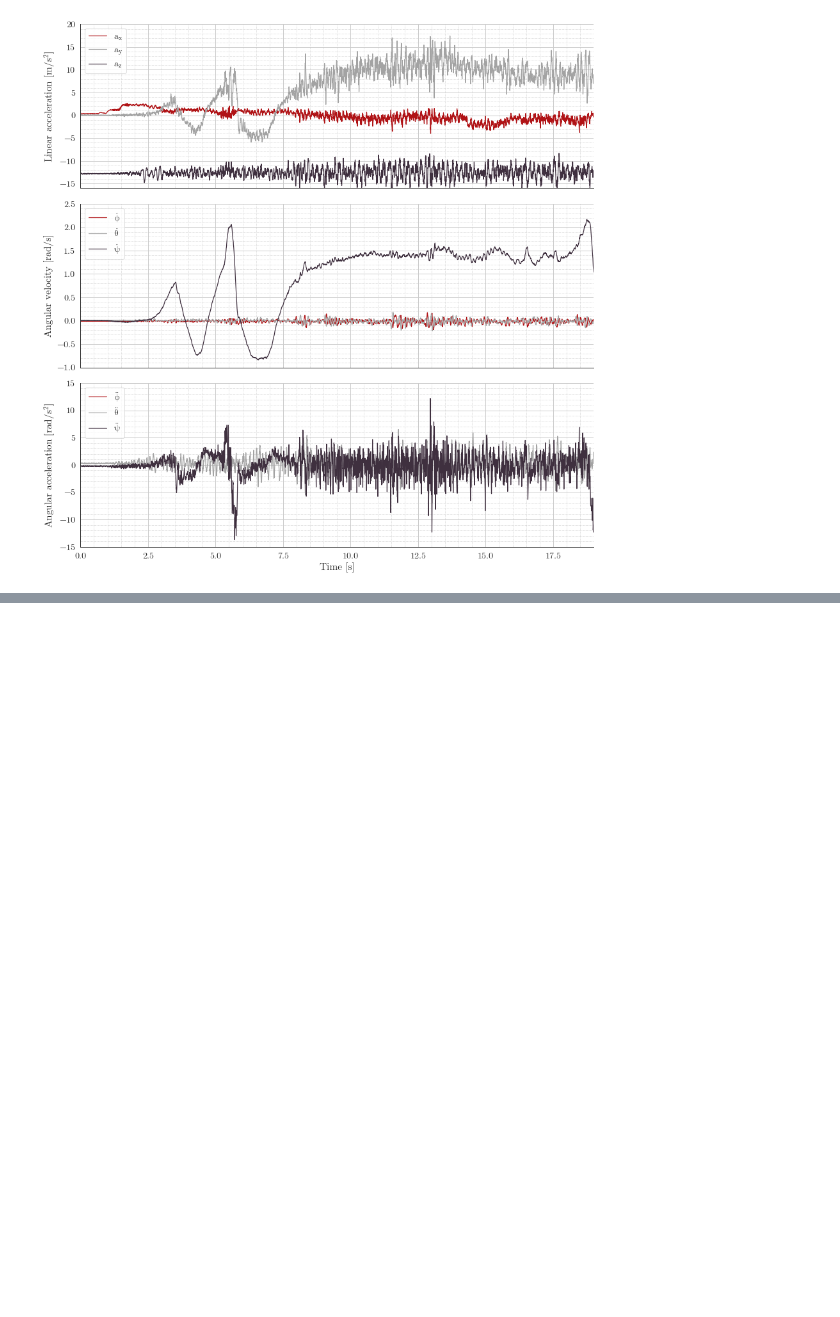
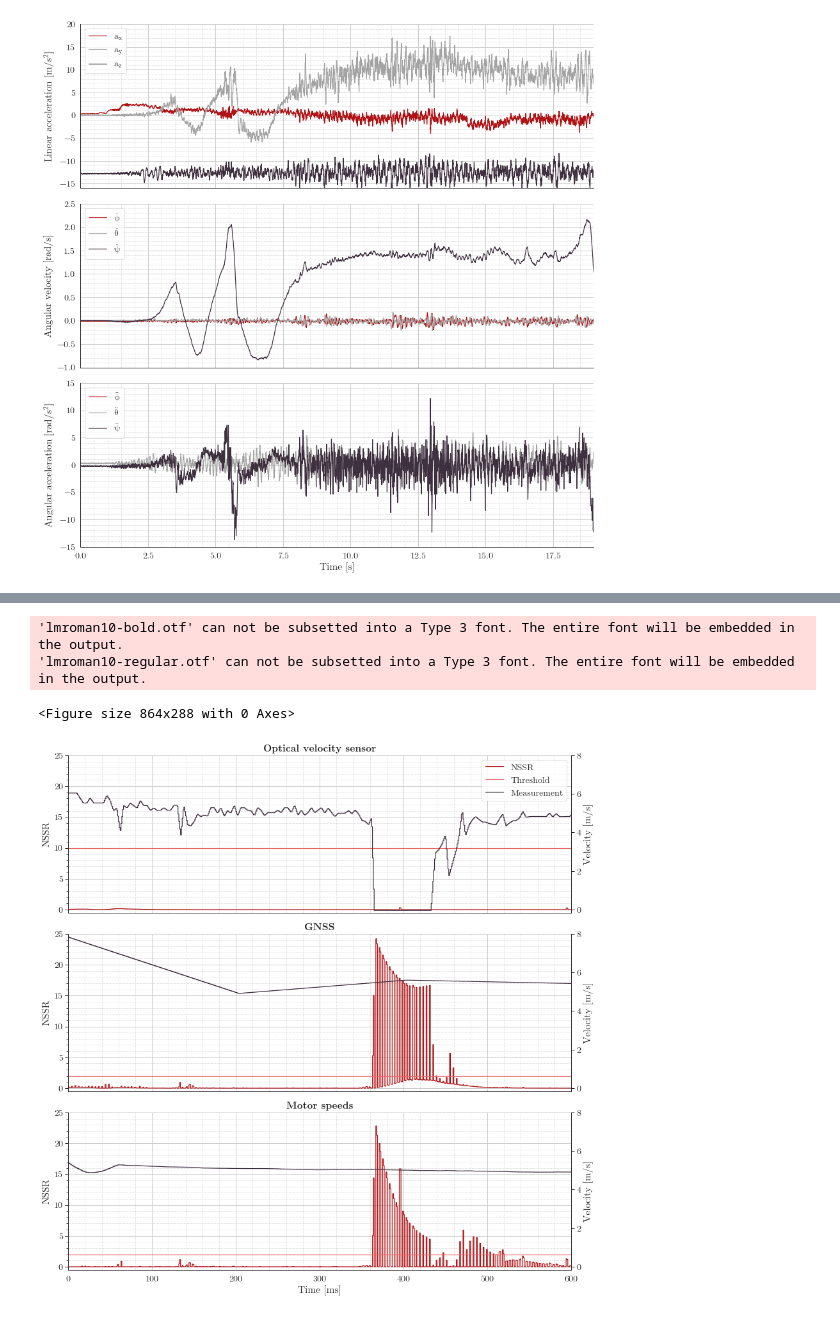
Before and after one commit to DominikStiller/dhbw-t3100, a Jupyter notebook: T3100.ipynb, the cells around one changed output, grey strips where cells are left out. Drawn from its saved outputs; the diff is of its cells as text; code cells hidden in the pictures; blank space fills up the shorter version.

```diff
--- a/T3100.ipynb
+++ b/T3100.ipynb
@@ -274,0 +353,43 @@ plot_imu_fusion_full()
+# %%
+def plot_nssr_full():
+    plt.figure(figsize=[12, 4])
+
+    cols = ["sfii", "gps", "wheels"]
+    nssrs = load_results("failure_detection_nssr", cols, 34.21, 1000)
+    data = load_results("failure_detection_ekfbank", [
+        "x_x", "x_y", "x_vx", "x_vy", "x_psi", "x_dpsi",
+        "z_x", "z_y", "z_vx_sfii", "z_vy_sfii", "z_vx_gps", "z_vx_wheels", "z_psi", "z_dpsi",
+        "f_x", "f_y", "f_vx_sfii", "f_vy_sfii", "f_vx_gps", "f_vx_wheels", "f_psi", "f_dpsi",
+    ], 34.21, 1000)
+
+    _, axs = plt.subplots(len(cols), 1, sharex=True, figsize=[12, 4*len(cols)])
+    for i, (col, col_vx, ax, title, threshold) in enumerate(zip(cols, ["sfii", "gps", "wheels"], axs, ["Optical velocity sensor", "GNSS", "Motor speeds"], [10, 2, 2])):
+        nssr = ax.step(nssrs['time'], nssrs[col], label="NSSR")
+        thre = ax.axhline(threshold, label="Threshold", color="C3")
+
+        ax_meas = ax.twinx()
+        meas = ax_meas.step(data['time'], data["z_vx_"+col_vx], label="Measurement", color="C2")
+
+        if i==0:
+            lines = nssr + [thre] + meas
+            ax.legend(lines, [l.get_label() for l in lines])
+
+        ax.set_xlim([0, 600])
+        ax.set_ylim([-0.5, 25])
+        if i == len(cols)-1:
+            ax.set_xlabel('Time [ms]')
+        ax.set_ylabel('NSSR')
+        ax.set_title(title)
+
+        ax_meas.set_ylabel("Velocity [m/s]")
+        ax_meas.set_ylim([-0.16, 8])
+
+    format(axs, right=False, space_factor=2)
+    save('failure_detection_nssr_full')
+
+plot_nssr_full()
+# %% [output]
+'lmroman10-bold.otf' can not be subsetted into a Type 3 font. The entire font will be embedded in the output.
+'lmroman10-regular.otf' can not be subsetted into a Type 3 font. The entire font will be embedded in the output.
+<Figure size 864x288 with 0 Axes>
+[figure, added]
```
Also changed, not shown: parts of 6 cells of this notebook, 27 other files.
